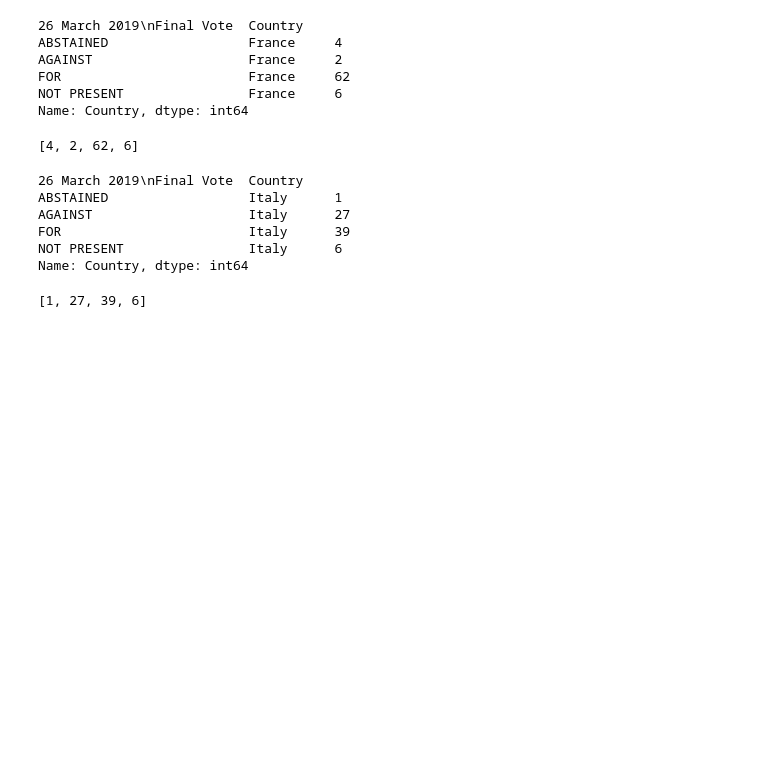
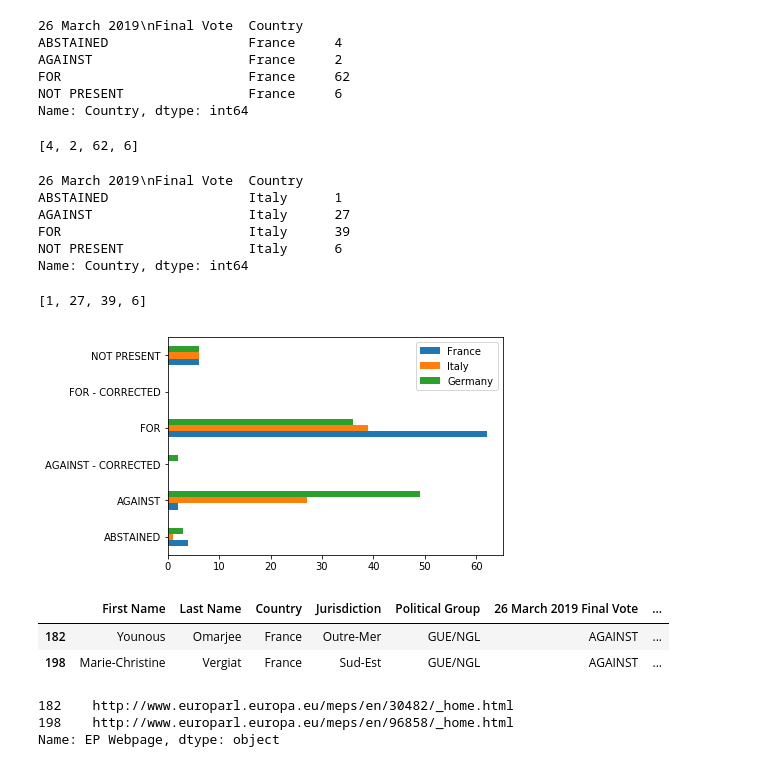
Before and after one commit to maxarvid/CopyrightDirective, a Jupyter notebook: 02_EP_vote.ipynb, the cells around one changed output. Drawn from its saved outputs; the diff is of its cells as text; code cells hidden in the pictures; blank space fills up the shorter version.

Commit message:
added 2 FR MEPs voted against directive

```diff
--- a/02_EP_vote.ipynb
+++ b/02_EP_vote.ipynb
@@ -430,6 +430,20 @@ italy_final_votes = [1, 27, 0, 39, 0, 6]
 # %%
 df_vote = pd.DataFrame({
     'France': france_final_votes,
     'Italy': italy_final_votes,
-    }, index=index)
+    'Germany': germany_final_votes}, index=index)
 ax = df_vote.plot.barh()
+# %% [output]
+[figure, added]
+# %%
+df[(df.Country == 'France') & (df['26 March 2019\nFinal Vote'] == 'AGAINST')]
+# %% [output]
+|  | First Name | Last Name | Country | Jurisdiction | Political Group | 26 March 2019 Final Vote | ... |
+| 182 | Younous | Omarjee | France | Outre-Mer | GUE/NGL | AGAINST | ... |
+| 198 | Marie-Christine | Vergiat | France | Sud-Est | GUE/NGL | AGAINST | ... |
+# %%
+df[(df.Country == 'France') & (df['26 March 2019\nFinal Vote'] == 'AGAINST')]['EP Webpage']
+# %% [output]
+182    http://www.europarl.europa.eu/meps/en/30482/_home.html
+198    http://www.europarl.europa.eu/meps/en/96858/_home.html
+Name: EP Webpage, dtype: object
```
